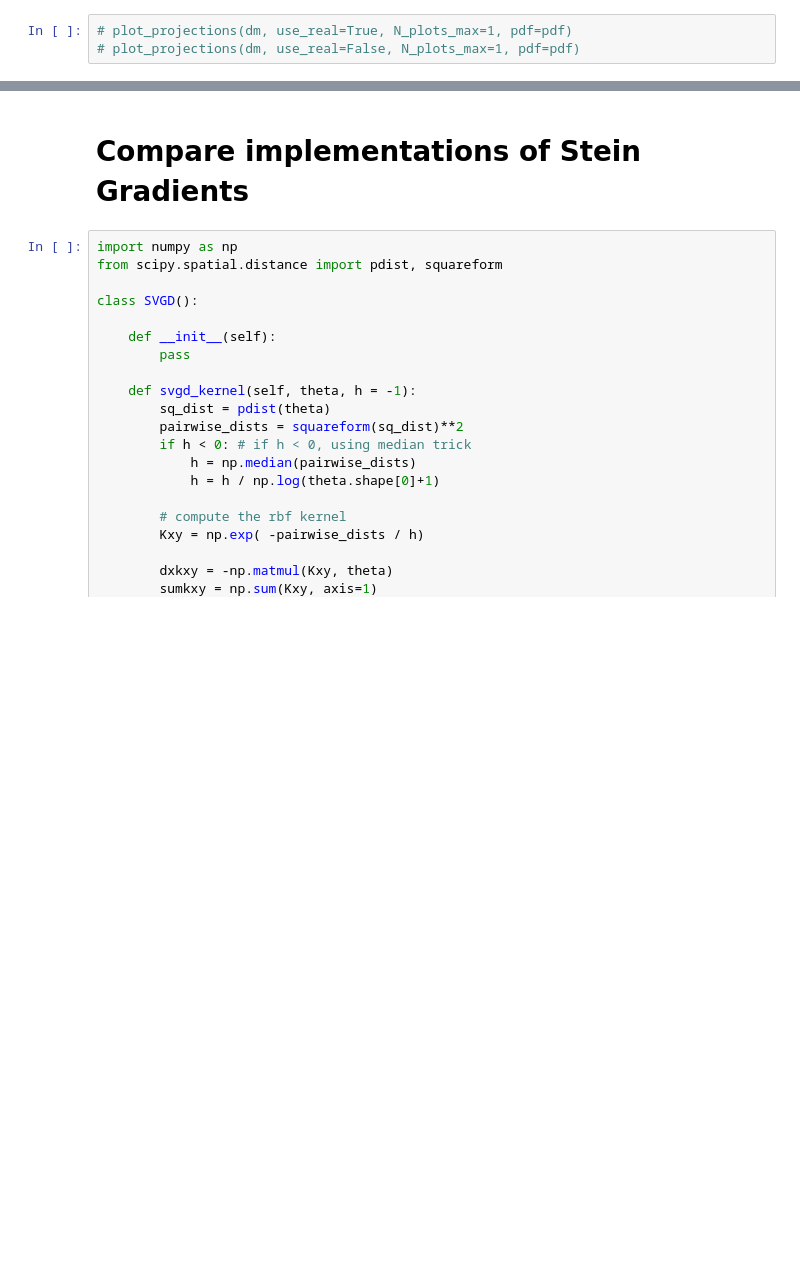
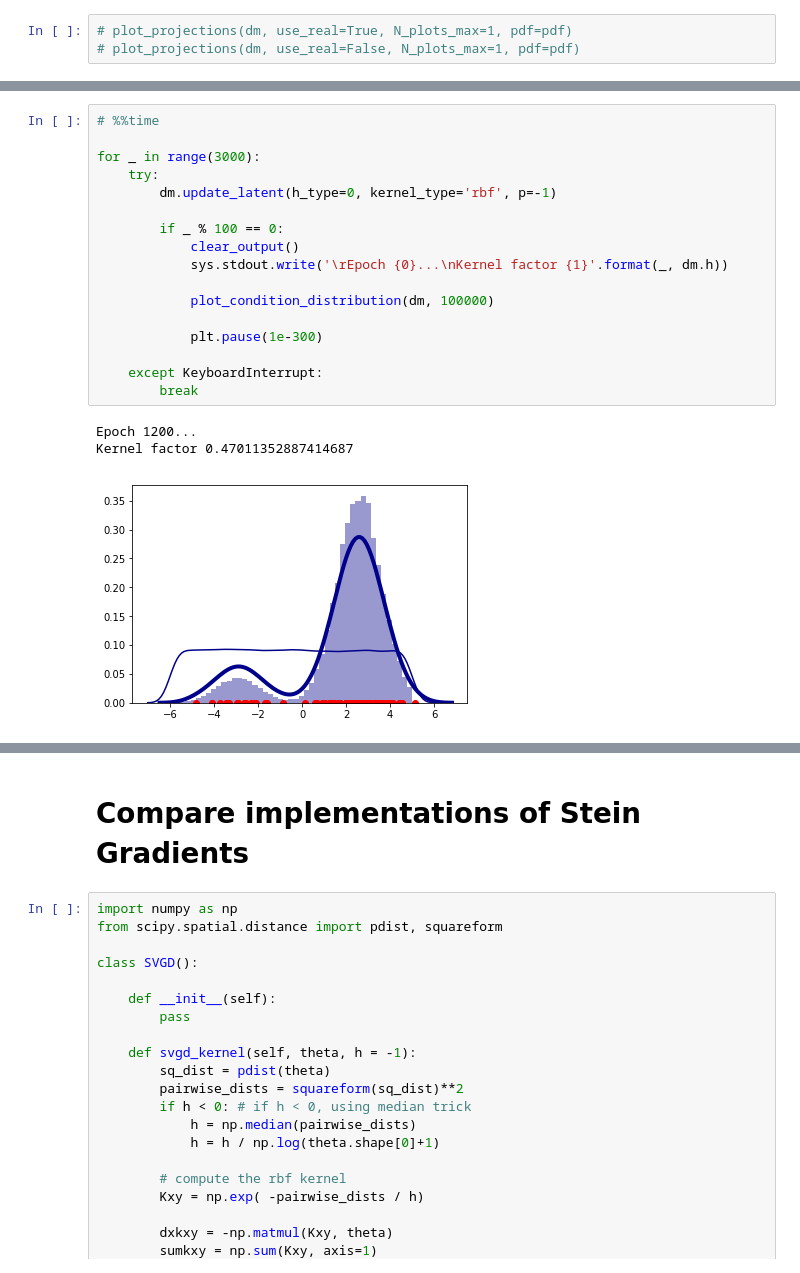
Before and after one commit to nakhodnov17/Samsung-Task, a Jupyter notebook: Stein Gradients/Stein Gradients.ipynb, the cells around one changed output, grey strips where cells are left out. Cells and saved outputs as stored; diff of their text form; blank space fills up the shorter version.

```diff
--- a/Stein Gradients/Stein Gradients.ipynb
+++ b/Stein Gradients/Stein Gradients.ipynb
@@ -1681,0 +1674,21 @@ Kernel factor 11.880512751739365
+# %%
+# %%time
+
+for _ in range(3000):
+    try:
+        dm.update_latent(h_type=0, kernel_type='rbf', p=-1)
+
+        if _ % 100 == 0:
+            clear_output()
+            sys.stdout.write('\rEpoch {0}...\nKernel factor {1}'.format(_, dm.h))
+
+            plot_condition_distribution(dm, 100000)
+
+            plt.pause(1e-300)
+
+    except KeyboardInterrupt:
+        break
+# %% [output]
+Epoch 1200...
+Kernel factor 0.47011352887414687
+[figure, added]
```
Also changed, not shown: parts of 34 cells of this notebook.
